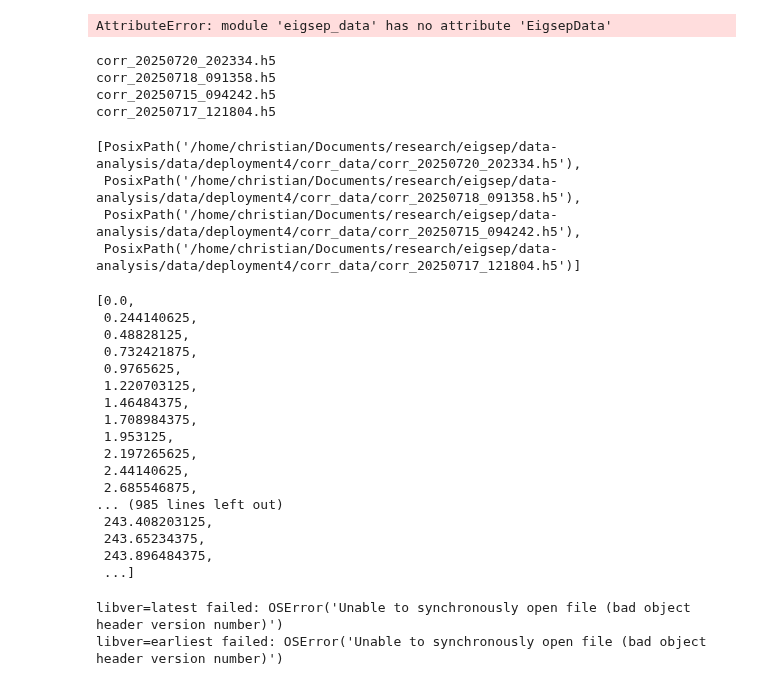
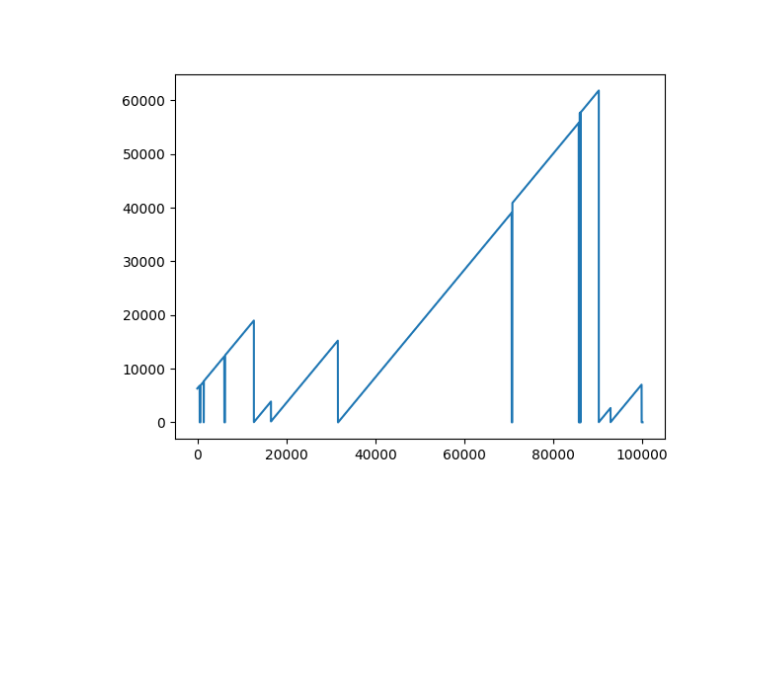
Before and after one commit to EIGSEP/data-analysis, a Jupyter notebook: notebooks/christian/deployment4/Untitled.ipynb, the cells around one changed output. Drawn from its saved outputs; the diff is of its cells as text; code cells hidden in the pictures; blank space fills up the shorter version.

```diff
--- a/notebooks/christian/deployment4/Untitled.ipynb
+++ b/notebooks/christian/deployment4/Untitled.ipynb
@@ -15,27 +14,3 @@ ValueError: mutable default <class 'numpy.ndarray'> for field freq is not allowe
 # %%
 DATA_DIR = Path("/home/christian/Documents/research/eigsep/data-analysis/data/deployment4/corr_data/")
-data = ed.EigsepData.from_path(DATA_DIR)
+data = ed.EigsepData.from_path(DATA_DIR, start_time="20250719_100000")
-# %% [output]
-AttributeError: module 'eigsep_data' has no attribute 'EigsepData'
-# %%
-DATA_DIR = Path("/home/christian/Documents/research/eigsep/data-analysis/data/deployment4/corr_data/")
-
-fails = []
-for f in DATA_DIR.iterdir():
-    try:
-        d, hdr, meta = io.read_hdf5(f)
-    except Exception:
-        print(f.name)
-        fails.append(f)
-# %% [output]
-corr_20250720_202334.h5
-corr_20250718_091358.h5
-corr_20250715_094242.h5
-corr_20250717_121804.h5
-# %%
-fails
-# %% [output]
-[PosixPath('/home/christian/Documents/research/eigsep/data-analysis/data/deployment4/corr_data/corr_20250720_202334.h5'),
- PosixPath('/home/christian/Documents/research/eigsep/data-analysis/data/deployment4/corr_data/corr_20250718_091358.h5'),
- PosixPath('/home/christian/Documents/research/eigsep/data-analysis/data/deployment4/corr_data/corr_20250715_094242.h5'),
- PosixPath('/home/christian/Documents/research/eigsep/data-analysis/data/deployment4/corr_data/corr_20250717_121804.h5')]
@@ -44,33 +17,6 @@ d, hdr, meta = io.read_hdf5(f)
-# %%
-hdr["freqs"]
-# %% [output]
-[0.0,
- 0.244140625,
- 0.48828125,
- 0.732421875,
- 0.9765625,
- 1.220703125,
- 1.46484375,
- 1.708984375,
- 1.953125,
- 2.197265625,
- 2.44140625,
- 2.685546875,
-... (985 lines left out)
- 243.408203125,
- 243.65234375,
- 243.896484375,
- ...]
-# %%
-import h5py
-
-for libver in ("latest", "earliest"):
-    try:
-        with h5py.File(fails[3], "r", libver=libver) as f:
-            print("Opened with libver", libver)
-            print(list(f.keys()))
-    except Exception as e:
-        print(f"libver={libver} failed:", repr(e))
-# %% [output]
-libver=latest failed: OSError('Unable to synchronously open file (bad object header version number)')
-libver=earliest failed: OSError('Unable to synchronously open file (bad object header version number)')
+# %%
+plt.figure()
+plt.plot(data.acc_cnt)
+plt.show()
+# %% [output]
+[figure, added]
```
Also changed, not shown: parts of 9 cells of this notebook, 2 other files.
